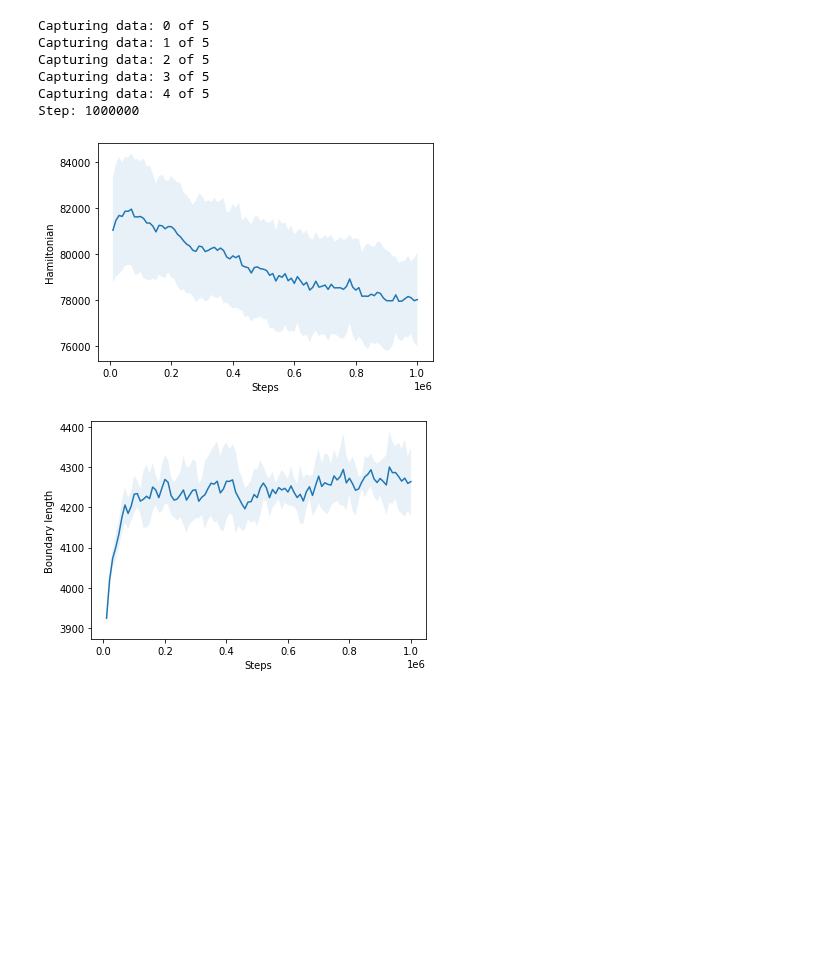
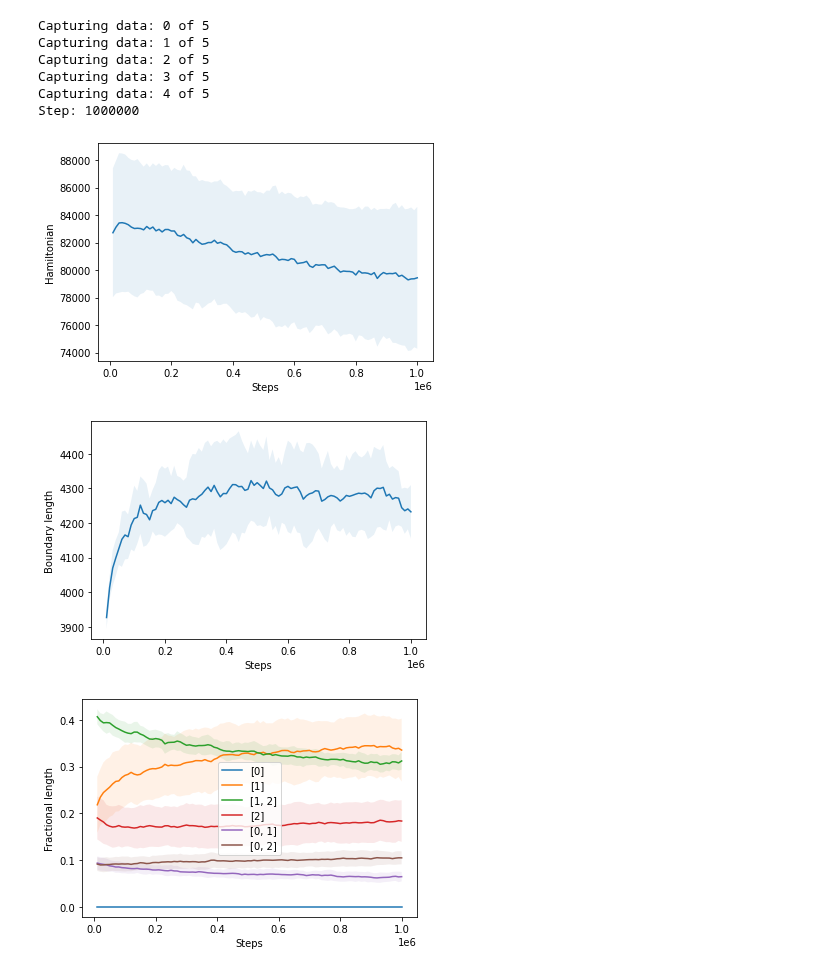
Before and after one commit to Nickvs99/ComputationalBiology, a Jupyter notebook: Set4/cellular_potts_model.ipynb, the cells around one changed output. Cells and saved outputs as stored; diff of their text form; code cells hidden in the pictures; blank space fills up the shorter version.

Commit message:
Plot fractional lengths evolution with std

```diff
--- a/Set4/cellular_potts_model.ipynb
+++ b/Set4/cellular_potts_model.ipynb
@@ -282,14 +282,15 @@ class Cellular_plots_model:
         self.data["time_step"].append(self.step)
         self.data["hamiltonian"].append(self.calc_hamiltonian())
 
-        boundary_length = self.calc_boundary_lengths()
-        boundaries = boundary_length.values()
+        boundary_lengths = self.calc_boundary_lengths()
+        boundaries = list(boundary_lengths.values())
+        boundary_length = sum(boundaries)
 
-        self.data["boundary_length"].append(sum(boundaries))
-        self.data["fractional_length"].append(list(boundaries))
+        self.data["boundary_length"].append(boundary_length)
+        self.data["fractional_length"].append(np.array(boundaries)/boundary_length)
 
         if "fractional_length_labels" not in self.data:
-            self.data["fractional_length_labels"] = [list(key) for key in boundary_length.keys()]
+            self.data["fractional_length_labels"] = [list(key) for key in boundary_lengths.keys()]
 
     def show_grid_every_x_steps(self, x):
 
@@ -337,7 +338,7 @@ class Cellular_plots_model:
         plt.ylabel("Total boundary length")
         plt.show()
 
-        plt.plot(self.data["time_step"], np.array(self.data["fractional_length"])/np.array(self.data["boundary_length"])[:,None])
+        plt.plot(self.data["time_step"], self.data["fractional_length"])
         plt.xlabel("Steps")
         plt.ylabel("Fractional length")
         plt.legend(self.data["fractional_length_labels"])
@@ -395,4 +396,32 @@ class Cellular_potts_manager:
         ax.set_ylabel("Boundary length")
 
         plt.show()
+
+    def plot_fractional_length_evolution(self):
+
+        fractional_meanss, fractional_stdss = self.compute_means_and_stds("fractional_length")
+
+        # Not quite sure why this is needed, probably has something to do with the fact
+        # that fractional_length uses an additional dimension to store its results
+        fractional_meanss = np.transpose(fractional_meanss)
+        fractional_stdss = np.transpose(fractional_stdss)
+
+        labels = self.data[0]["fractional_length_labels"]
+
+        fig, ax = plt.subplots()
+
+        # ax.fill_between does not accept 2D y values, therefore an additional loop is used
+        for i in range(len(fractional_meanss)):
+
+            fractional_means = fractional_meanss[i]
+            fractional_stds = fractional_stdss[i]
+
+            ax.plot(self.time_steps, fractional_means, label=labels[i])
+            ax.fill_between(self.time_steps, fractional_means - fractional_stds, fractional_means + fractional_stds, alpha=0.1)
+
+        ax.set_xlabel("Steps")
+        ax.set_ylabel("Fractional length")
+
+        plt.legend()
+        plt.show()
 # %%
@@ -401,15 +430,17 @@ class Cellular_potts_manager:
 # model.plot_boundary_lengths()
 # model.plot_hamiltonian_evolution()
 # %%
-manager = Cellular_potts_manager(n_runs=5, n_steps=1000000)
+manager = Cellular_potts_manager(n_runs=5, n_steps=1000000, collect_data_steps=10000)
 manager.plot_hamiltonian_evolution()
 manager.plot_boundary_length_evolution()
+manager.plot_fractional_length_evolution()
 # %% [output]
 Capturing data: 0 of 5
 Capturing data: 1 of 5
 Capturing data: 2 of 5
 Capturing data: 3 of 5
 Capturing data: 4 of 5
 Step: 1000000
-[figure, old version]
+[figure, new version]
-[figure, old version]
+[figure, new version]
+[figure, added]
```
Also changed, not shown: parts of 1 cell of this notebook.
